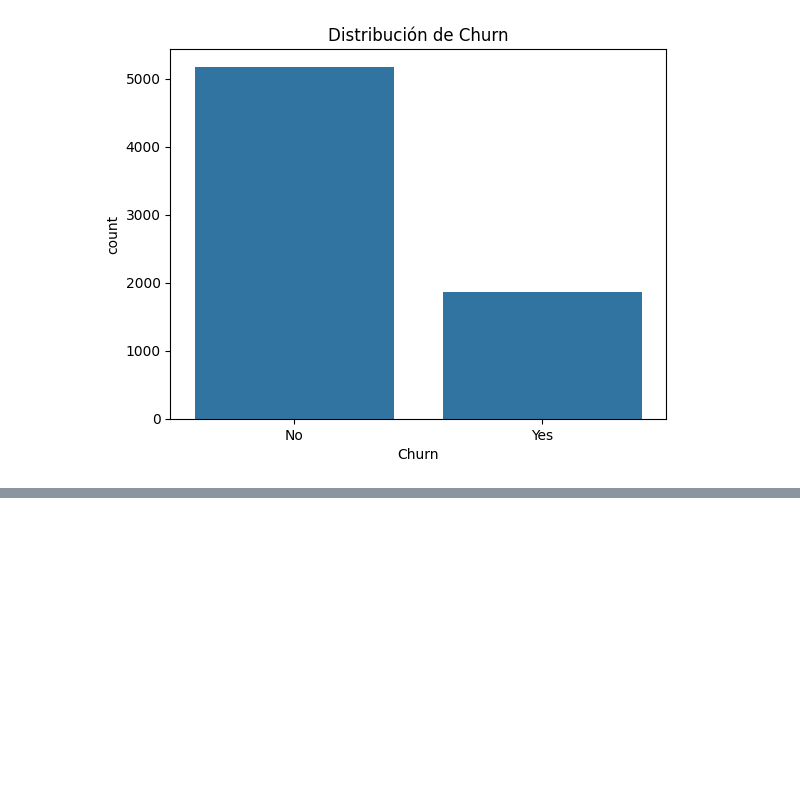
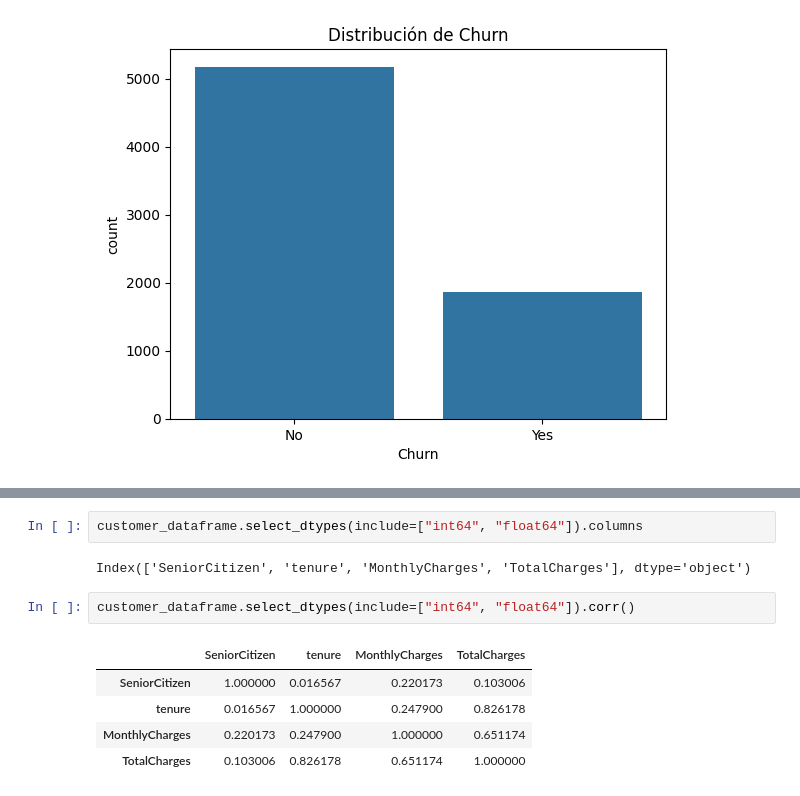
Before and after one commit to MoroniAg/DataScienceProjects, a Jupyter notebook: customer_churn_project/customer_churn.ipynb, the cells around one changed output, grey strips where cells are left out. Cells and saved outputs as stored; diff of their text form; blank space fills up the shorter version.

```diff
--- a/customer_churn_project/customer_churn.ipynb
+++ b/customer_churn_project/customer_churn.ipynb
@@ -453,0 +496,12 @@ plt.show()
+# %%
+customer_dataframe.select_dtypes(include=["int64", "float64"]).columns
+# %% [output]
+Index(['SeniorCitizen', 'tenure', 'MonthlyCharges', 'TotalCharges'], dtype='object')
+# %%
+customer_dataframe.select_dtypes(include=["int64", "float64"]).corr()
+# %% [output]
+|  | SeniorCitizen | tenure | MonthlyCharges | TotalCharges |
+| SeniorCitizen | 1.000000 | 0.016567 | 0.220173 | 0.103006 |
+| tenure | 0.016567 | 1.000000 | 0.247900 | 0.826178 |
+| MonthlyCharges | 0.220173 | 0.247900 | 1.000000 | 0.651174 |
+| TotalCharges | 0.103006 | 0.826178 | 0.651174 | 1.000000 |
```
Also changed, not shown: parts of 6 cells of this notebook.
